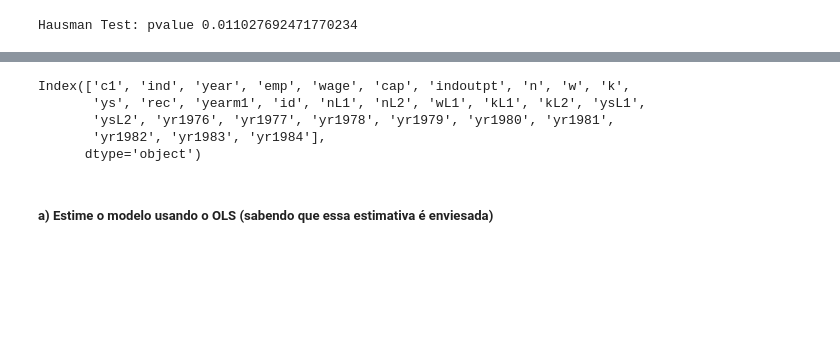
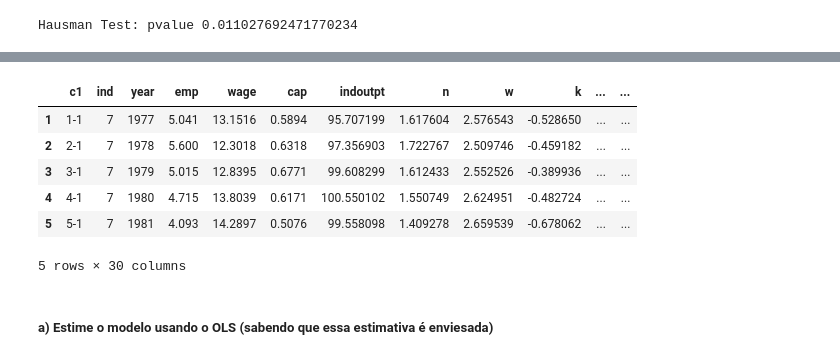
Before and after one commit to r2nery/ml-comp-methods, a Jupyter notebook: modulo-2.ipynb, the cells around one changed output, grey strips where cells are left out. Drawn from its saved outputs; the diff is of its cells as text; code cells hidden in the pictures; blank space fills up the shorter version.

```diff
--- a/modulo-2.ipynb
+++ b/modulo-2.ipynb
@@ -1082,16 +1189,15 @@ Hausman Test: pvalue 0.011027692471770234
 # %%
 import pandas as pd
-
-df = pd.read_csv("data/data.csv", index_col=0)
+df = pd.read_csv('https://raw.githubusercontent.com/dazhwu/pydynpd/main/data.csv', index_col=0)
 df.head()
-#print columns
-print(df.columns)
 # %% [output]
+|  | c1 | ind | year | emp | wage | cap | indoutpt | n | w | k | ... | ... |
+| 1 | 1-1 | 7 | 1977 | 5.041 | 13.1516 | 0.5894 | 95.707199 | 1.617604 | 2.576543 | -0.528650 | ... | ... |
+| 2 | 2-1 | 7 | 1978 | 5.600 | 12.3018 | 0.6318 | 97.356903 | 1.722767 | 2.509746 | -0.459182 | ... | ... |
+| 3 | 3-1 | 7 | 1979 | 5.015 | 12.8395 | 0.6771 | 99.608299 | 1.612433 | 2.552526 | -0.389936 | ... | ... |
+| 4 | 4-1 | 7 | 1980 | 4.715 | 13.8039 | 0.6171 | 100.550102 | 1.550749 | 2.624951 | -0.482724 | ... | ... |
+| 5 | 5-1 | 7 | 1981 | 4.093 | 14.2897 | 0.5076 | 99.558098 | 1.409278 | 2.659539 | -0.678062 | ... | ... |
-Index(['c1', 'ind', 'year', 'emp', 'wage', 'cap', 'indoutpt', 'n', 'w', 'k',
-       'ys', 'rec', 'yearm1', 'id', 'nL1', 'nL2', 'wL1', 'kL1', 'kL2', 'ysL1',
-       'ysL2', 'yr1976', 'yr1977', 'yr1978', 'yr1979', 'yr1980', 'yr1981',
-       'yr1982', 'yr1983', 'yr1984'],
-      dtype='object')
+5 rows × 30 columns
 # %% [markdown]
 ##### a) Estime o modelo usando o OLS (sabendo que essa estimativa é enviesada)
 # %%
```
Also changed, not shown: parts of 37 cells of this notebook, 2 other files.
